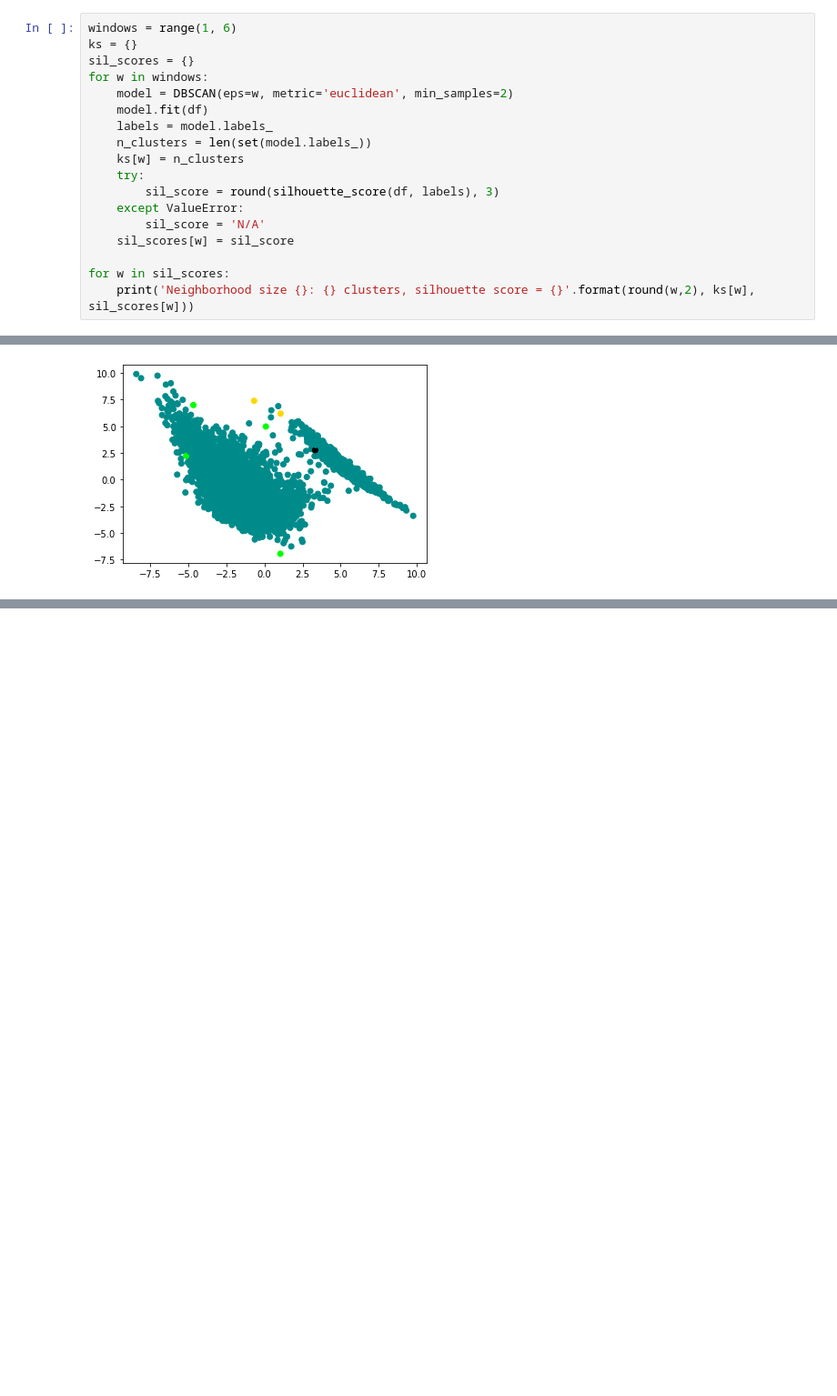
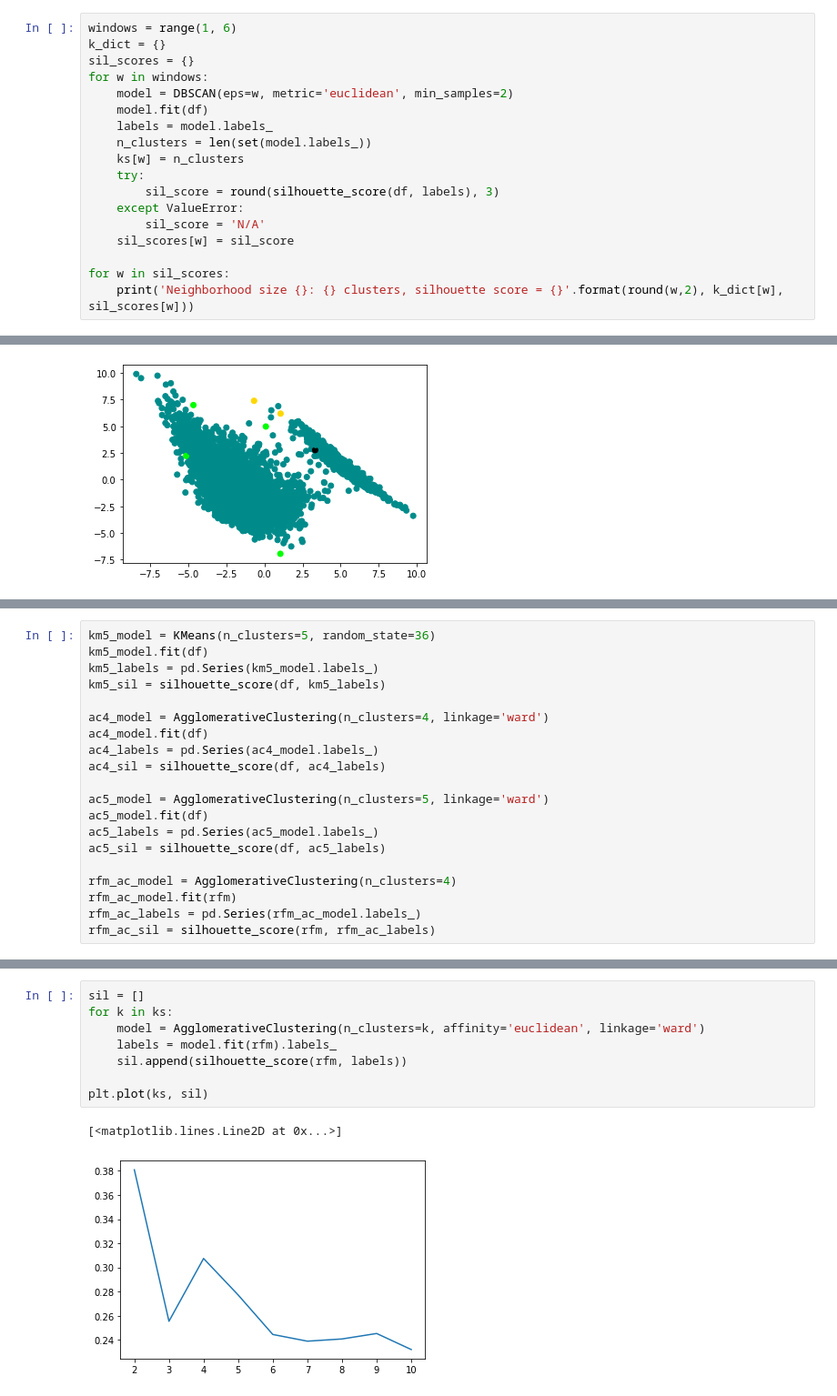
Before and after one commit to Pandeming/Customer_Segmentation, a Jupyter notebook: 02 Modeling.ipynb, the cells around one changed output, grey strips where cells are left out. Shown at 91% size. Cells and saved outputs as stored; diff of their text form; blank space fills up the shorter version.

```diff
--- a/02 Modeling.ipynb
+++ b/02 Modeling.ipynb
@@ -306,7 +329,7 @@ plt.scatter(pcax, pcay, c=colorlist)
 [figure]
 # %%
 windows = range(1, 6)
-ks = {}
+k_dict = {}
 sil_scores = {}
 for w in windows:
     model = DBSCAN(eps=w, metric='euclidean', min_samples=2)
@@ -321,7 +344,7 @@ for w in windows:
     sil_scores[w] = sil_score
 
 for w in sil_scores:
-    print('Neighborhood size {}: {} clusters, silhouette score = {}'.format(round(w,2), ks[w], sil_scores[w]))
+    print('Neighborhood size {}: {} clusters, silhouette score = {}'.format(round(w,2), k_dict[w], sil_scores[w]))
 # %% [output]
 Neighborhood size 1: 217 clusters, silhouette score = -0.445
 Neighborhood size 2: 14 clusters, silhouette score = -0.224
@@ -367,0 +368,20 @@ array([[ 0.09255708, -0.52864203],
+# %%
+km5_model = KMeans(n_clusters=5, random_state=36)
+km5_model.fit(df)
+km5_labels = pd.Series(km5_model.labels_)
+km5_sil = silhouette_score(df, km5_labels)
+
+ac4_model = AgglomerativeClustering(n_clusters=4, linkage='ward')
+ac4_model.fit(df)
+ac4_labels = pd.Series(ac4_model.labels_)
+ac4_sil = silhouette_score(df, ac4_labels)
+
+ac5_model = AgglomerativeClustering(n_clusters=5, linkage='ward')
+ac5_model.fit(df)
+ac5_labels = pd.Series(ac5_model.labels_)
+ac5_sil = silhouette_score(df, ac5_labels)
+
+rfm_ac_model = AgglomerativeClustering(n_clusters=4)
+rfm_ac_model.fit(rfm)
+rfm_ac_labels = pd.Series(rfm_ac_model.labels_)
+rfm_ac_sil = silhouette_score(rfm, rfm_ac_labels)
@@ -367,0 +407,11 @@ array([[ 0.09255708, -0.52864203],
+# %%
+sil = []
+for k in ks:
+    model = AgglomerativeClustering(n_clusters=k, affinity='euclidean', linkage='ward')
+    labels = model.fit(rfm).labels_
+    sil.append(silhouette_score(rfm, labels))
+
+plt.plot(ks, sil)
+# %% [output]
+[<matplotlib.lines.Line2D at 0x...>]
+[figure, added]
```
Also changed, not shown: parts of 23 cells of this notebook, 4 other files.
